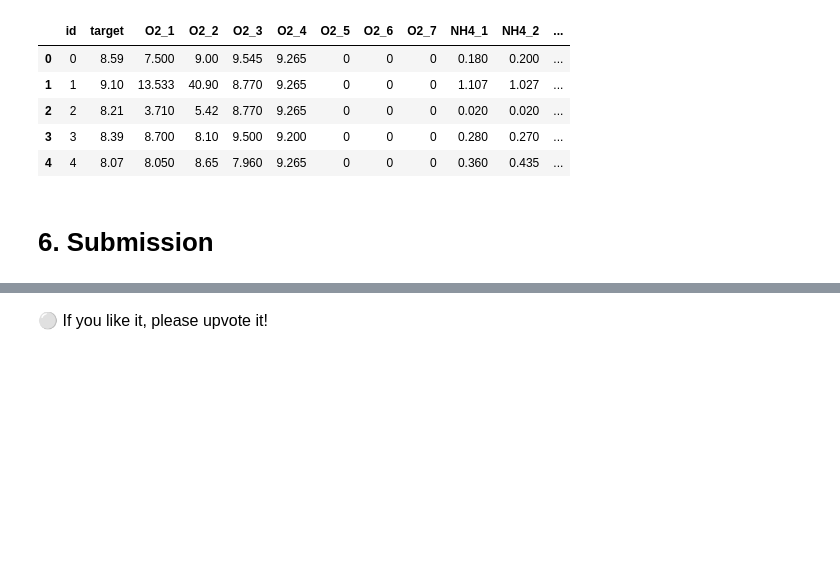
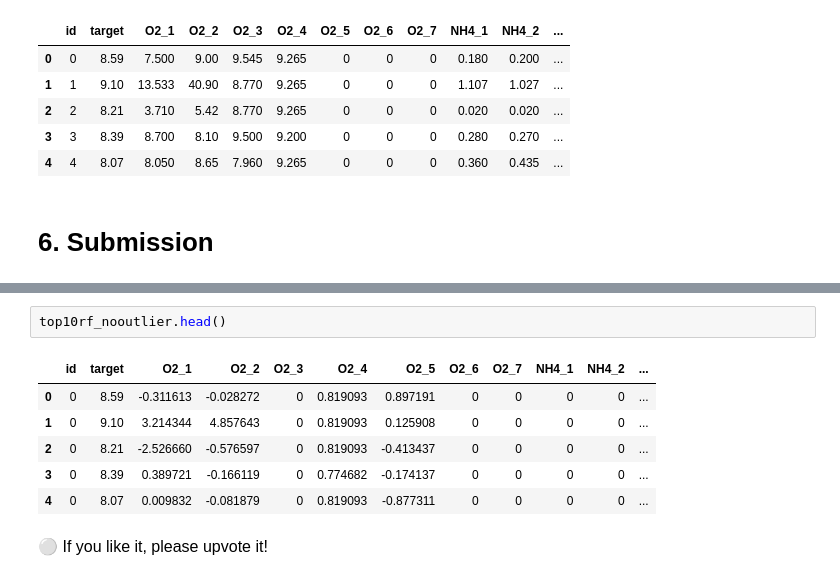
Before and after one commit to zerolovesea/Kaggle_Competitions, a Jupyter notebook: en-playground-s3-e21-eda-fss.ipynb, the cells around one changed output, grey strips where cells are left out. Cells and saved outputs as stored; diff of their text form; blank space fills up the shorter version.

```diff
--- a/en-playground-s3-e21-eda-fss.ipynb
+++ b/en-playground-s3-e21-eda-fss.ipynb
@@ -553,2 +650,11 @@ submission_autozero.to_csv('autozero.csv',index=False)
+# %%
+top10rf_nooutlier.head()
+# %% [output]
+|  | id | target | O2_1 | O2_2 | O2_3 | O2_4 | O2_5 | O2_6 | O2_7 | NH4_1 | NH4_2 | ... |
+| 0 | 0 | 8.59 | -0.311613 | -0.028272 | 0 | 0.819093 | 0.897191 | 0 | 0 | 0 | 0 | ... |
+| 1 | 0 | 9.10 | 3.214344 | 4.857643 | 0 | 0.819093 | 0.125908 | 0 | 0 | 0 | 0 | ... |
+| 2 | 0 | 8.21 | -2.526660 | -0.576597 | 0 | 0.819093 | -0.413437 | 0 | 0 | 0 | 0 | ... |
+| 3 | 0 | 8.39 | 0.389721 | -0.166119 | 0 | 0.774682 | -0.174137 | 0 | 0 | 0 | 0 | ... |
+| 4 | 0 | 8.07 | 0.009832 | -0.081879 | 0 | 0.819093 | -0.877311 | 0 | 0 | 0 | 0 | ... |
 # %% [markdown]
 <p style="font-family: consolas; font-size: 16px;">⚪ If you like it, please upvote it!</p>
```
Also changed, not shown: parts of 38 cells of this notebook.
